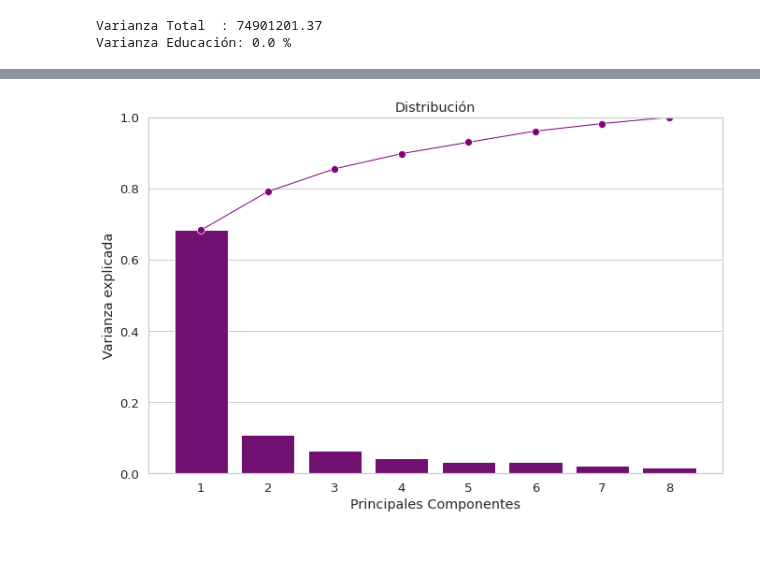
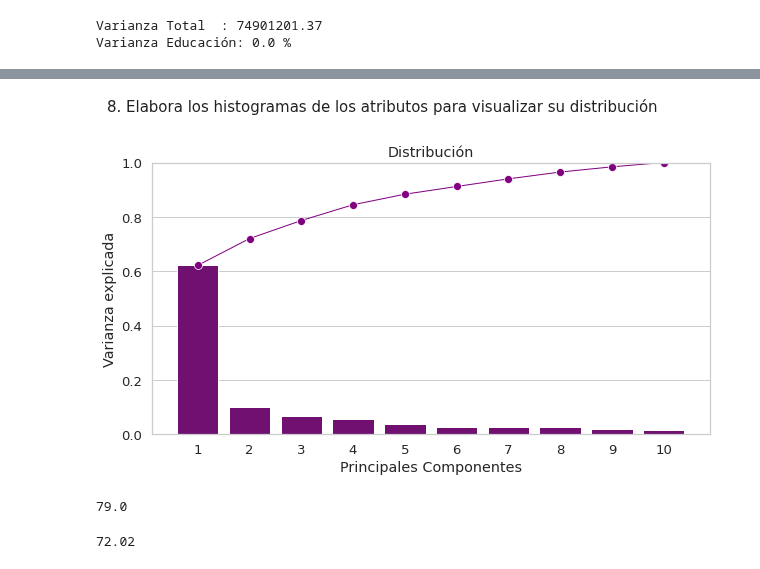
Before and after one commit to PosgradoMNA/actividades-de-aprendizaje-A01793918_HelmyMoreno, a Jupyter notebook: Actividad_Semanal_6_Visualización.ipynb, the cells around one changed output, grey strips where cells are left out. Saved outputs shown, nothing was run; the diff lists cells and outputs as text; code cells hidden in the pictures.

```diff
--- a/Actividad_Semanal_6_Visualización.ipynb
+++ b/Actividad_Semanal_6_Visualización.ipynb
@@ -308,11 +308,11 @@ Varianza Total  : 74901201.37
 Varianza Educación: 0.0 %
 # %%
 df_varianza = PCA()
-df_varianza.fit(df_cat.iloc[:, 3:].dropna(axis=0))
-df_varianzaSummary_df = pd.DataFrame({'Standard deviation': np.sqrt(df_varianza.explained_variance_),
+df_varianza.fit(df_cat.iloc[:, 1:].dropna(axis=0))
+df_varianzaSummary= pd.DataFrame({'Standard deviation': np.sqrt(df_varianza.explained_variance_),
                              'Proportion of variance': df_varianza.explained_variance_ratio_,
                              'Cumulative proportion': np.cumsum(df_varianza.explained_variance_ratio_)
                              })
-df_varianzaSummary_df = df_varianzaSummary_df.transpose()
-df_varianzaSummary_df
+df_varianzaSummary = df_varianzaSummary.transpose()
+df_varianzaSummary
 # %% [output]
@@ -323,31 +323,41 @@ df_varianzaSummary_df
+# %% [markdown]
+8. Elabora los histogramas de los atributos para visualizar su distribución
 # %%
 PC_components = np.arange(df_varianza.n_components_) + 1
 #PC_components
 
 _ = sns.set(style = 'whitegrid',
             font_scale = 1.2
             )
 
-fig, ax = plt.subplots(figsize=(11, 7))
+fig, ax = plt.subplots(figsize=(10, 5))
 
 _ = sns.barplot(x = PC_components,
                 y = df_varianza.explained_variance_ratio_,
                 color = 'purple'
                 )
 
 _ = sns.lineplot(x = PC_components-1,
                  y = np.cumsum(df_varianza.explained_variance_ratio_),
                  color = 'purple',
                  linestyle = '-',
                  linewidth = 1,
                  marker = 'o',
                  markersize = 8
                  )
 
 plt.title('Distribución')
 plt.xlabel('Principales Componentes')
 plt.ylabel('Varianza explicada')
 plt.ylim(0, 1)
 plt.show()
 # %% [output]
-[figure, old version]
+[figure, new version]
+# %%
+((df_varianzaSummary.iloc[2][2])*100).round(0)
+# %% [output]
+79.0
+# %%
+((df_varianzaSummary.iloc[2][1])*100).round(2)
+# %% [output]
+72.02
```
Also changed, not shown: parts of 7 cells of this notebook.
